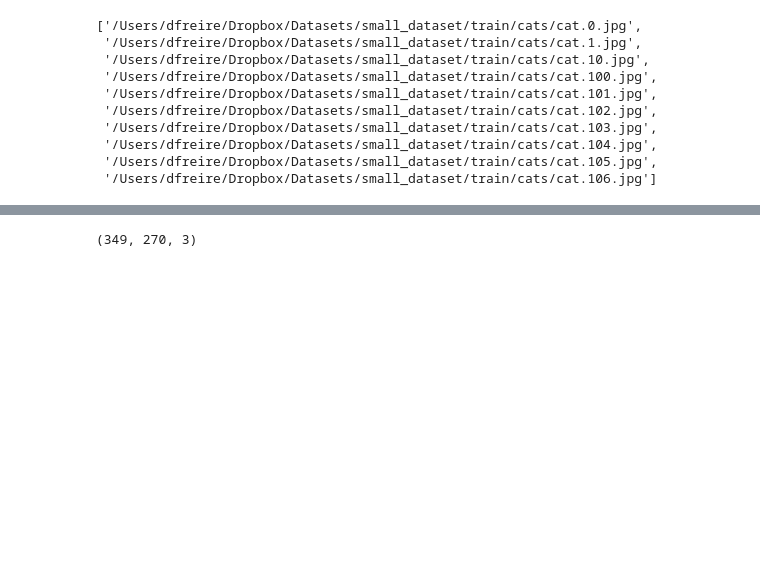
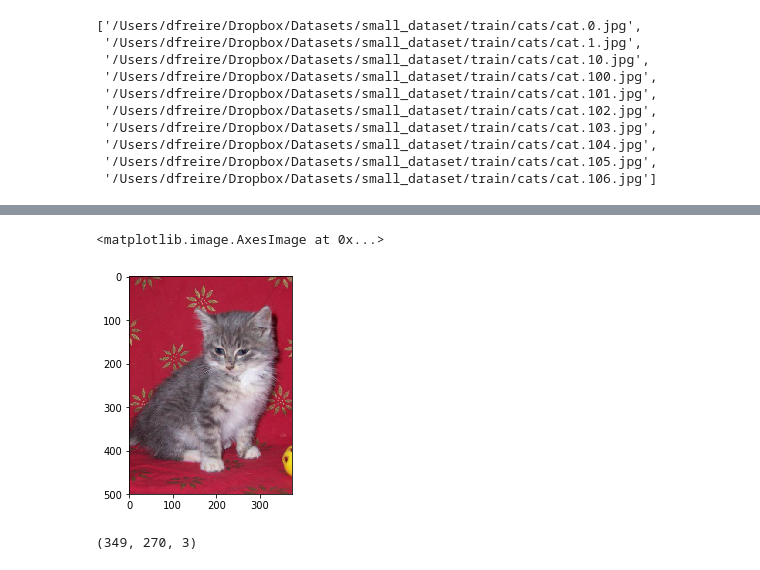
Before and after one commit to davidfreire/KFold_project, a Jupyter notebook: K_Fold.ipynb, the cells around one changed output, grey strips where cells are left out. Saved outputs shown, nothing was run; the diff lists cells and outputs as text; code cells hidden in the pictures; blank space fills up the shorter version.

```diff
--- a/K_Fold.ipynb
+++ b/K_Fold.ipynb
@@ -222,10 +222,10 @@ if pil_image is not None:
 
 
 class DataGenerator(keras.utils.Sequence):
-    'Generates data for Keras'
+
+    # Initialization
     def __init__(self, img_files, labels, batch_size=32, target_size=None,
                  n_classes=10, shuffle=True, rescale=1., aug_mode=None):
-        'Initialization'
         self.target_size = target_size
         self.batch_size = batch_size
         self.labels = labels
@@ -236,31 +236,30 @@ class DataGenerator(keras.utils.Sequence):
         self.augmentation= aug_mode
         self.on_epoch_end()
 
+    # Denotes the number of batches per epoch. Times the generator is going to be called (how many __getitem__ index parameter).
     def __len__(self):
-        'Denotes the number of batches per epoch'
         return int(np.floor(len(self.img_files) / self.batch_size))
 
+    # Generate one batch of data
     def __getitem__(self, index):
-        'Generate one batch of data'
         # Generate indexes of the batch
         indexes = self.indexes[index*self.batch_size:(index+1)*self.batch_size]
-
         # Find list of IDs
         list_imgs_temp = [self.img_files[k] for k in indexes]
-
         # Generate data
         X, y = self.__data_generation(list_imgs_temp)
 
         return X, y
 
+    # Updates indexes after each epoch
     def on_epoch_end(self):
-        'Updates indexes after each epoch'
         self.indexes = np.arange(len(self.img_files))
         if self.shuffle == True:
             np.random.shuffle(self.indexes)
 
+    # Generates data containing batch_size samples
     def __data_generation(self, list_imgs_temp):
-        'Generates data containing batch_size samples' # X : (n_samples, *dim, n_channels)
+
         # Initialization
         X = []
         y = np.empty((self.batch_size), dtype=int)
@@ -274,12 +273,14 @@ class DataGenerator(keras.utils.Sequence):
                 img *= self.rescale
 
             if self.augmentation:
-                aug=augmentation_class(aug_mode)
+                aug=augmentation_class(self.augmentation)
                 augmented_img=aug.augment_img(img)
                 while(np.array_equal(augmented_img,np.zeros(augmented_img.shape)) == True):  #Avoid black images
                     augmented_img=aug.augment_img(img)
+                img = augmented_img
 
-            X.append(augmented_img)
+
+            X.append(img)
 
             # Store class
             y[i] = self.labels[i]
@@ -287,8 +288,7 @@ class DataGenerator(keras.utils.Sequence):
         return X, keras.utils.to_categorical(y, num_classes=self.n_classes)
 
 
-      def load_img(self, path, grayscale=False, color_mode='rgb', target_size=None,
-             interpolation='nearest'):
+    def load_img(self, path, grayscale=False, color_mode='rgb', target_size=None, interpolation='nearest'):
         """Loads an image into PIL format.
         # Arguments
             path: Path to image file.
@@ -397,3 +401,10 @@ plt.show()
+# %%
+x,y = training_generator.__getitem__(0)
+# %%
+plt.imshow(x[0])
+# %% [output]
+<matplotlib.image.AxesImage at 0x...>
+[figure, added]
 # %%
 # Parameters
 params = {'batch_size': 64,
```
Also changed, not shown: parts of 6 cells of this notebook.
